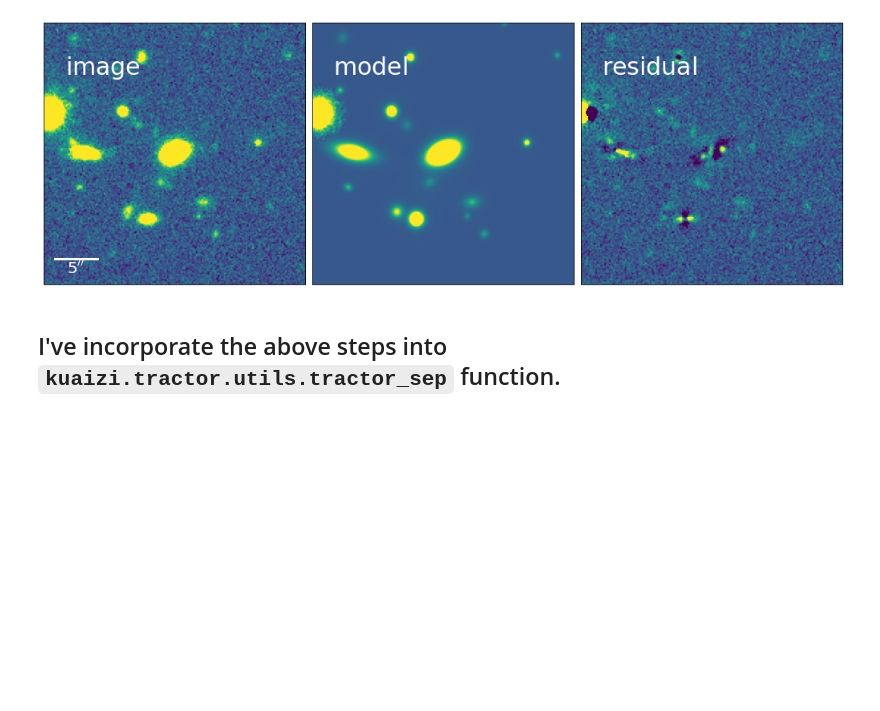
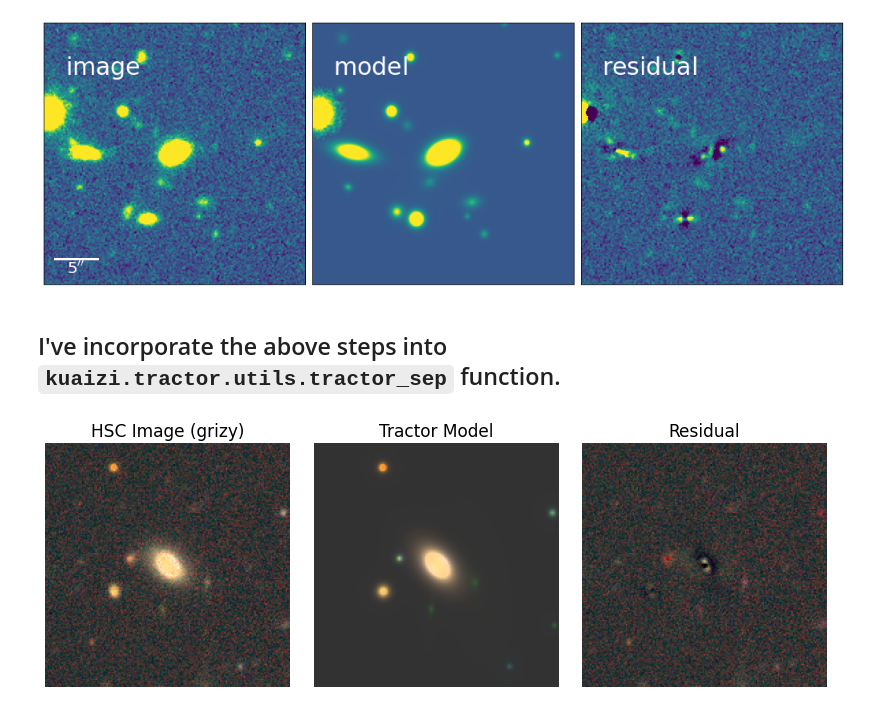
Before and after one commit to MerianSurvey/lambo, a Jupyter notebook: Merian-tractor-SExtractor.ipynb, the cells around one changed output. Drawn from its saved outputs; the diff is of its cells as text; code cells hidden in the pictures; blank space fills up the shorter version.

Commit message:
upload metrian-tractor test using hsc cmodel

```diff
--- a/Merian-tractor-SExtractor.ipynb
+++ b/Merian-tractor-SExtractor.ipynb
@@ -276,7 +276,7 @@ channels = 'grizy'
 import os
 os.chdir('./sep-decals/')
 # %%
-for obj in obj_cat[0:1]:
+for obj in obj_cat[1:]:
     obj_name = obj['name'].rstrip('_y')
     obj_id = obj_name.lstrip('s18a_wide')
 
@@ -313,13 +313,16 @@ for obj in obj_cat[0:1]:
                                            brick_file='/Users/jiaxuanli/Research/Merian/merian_tractor/survey-bricks-dr9.fits.gz',
                                            freeze_pos=False, verbose=False)
 
+    with open(obj_name + '_sep_tractor.pkl', 'wb') as f:
+        pickle.dump(model_dict, f)
+
     ### Make figures into a PDF file (slow)
     from fpdf import FPDF
     pdf = FPDF()
     pdf.add_page()
-    for k, image in enumerate([obj_name + '_tractor_' + filt + '.png' for filt in channels]):
+    for k, image in enumerate([obj_name + '_sep_tractor_' + filt + '.png' for filt in channels]):
         pdf.image(image, 21, 11 + k * 55, 167, 55)
-    pdf.output(obj_name + "_tractor.pdf", "F")
+    pdf.output(obj_name + "_sep_tractor.pdf", "F")
 
     # Visualize our model
     from kuaizi.tractor.utils import HiddenPrints
@@ -337,31 +340,33 @@ for obj in obj_cat[0:1]:
 
     model_rgb = scarlet.display.img_to_rgb(
         model_img,
         norm=scarlet.display.AsinhMapping(minimum=-0.2, stretch=stretch, Q=Q),
         channel_map=channel_map)
 
     res_rgb = scarlet.display.img_to_rgb(
         data.images - model_img,
         norm=scarlet.display.AsinhMapping(minimum=-0.2, stretch=stretch, Q=Q),
         channel_map=channel_map)
 
     fig, [ax1, ax2, ax3] = plt.subplots(1, 3, figsize=(14, 8))
     ax1.imshow(img_rgb, origin='lower')
     ax2.imshow(model_rgb, origin='lower')
     ax3.imshow(res_rgb, origin='lower')
 
     for ax in [ax1, ax2, ax3]:
         ax.axis('off')
 
     ax1.set_title('HSC Image (grizy)', fontsize=17)
     ax2.set_title('Tractor Model', fontsize=17)
     ax3.set_title('Residual', fontsize=17)
 
     plt.subplots_adjust(wspace=0.1)
-    plt.savefig(obj_name + '_rgb.png',
+    plt.savefig(obj_name + '_sep_tractor_rgb.png',
                 bbox_inches='tight',
                 metadata={'Comment': 'Each filter is fit seperately, using the Source Extractor + DECaLS catalog in each filter'})
 
 
     clear_output()
     #plt.close()
+# %% [output]
+[figure, added]
```
Also changed, not shown: 1 other file.
